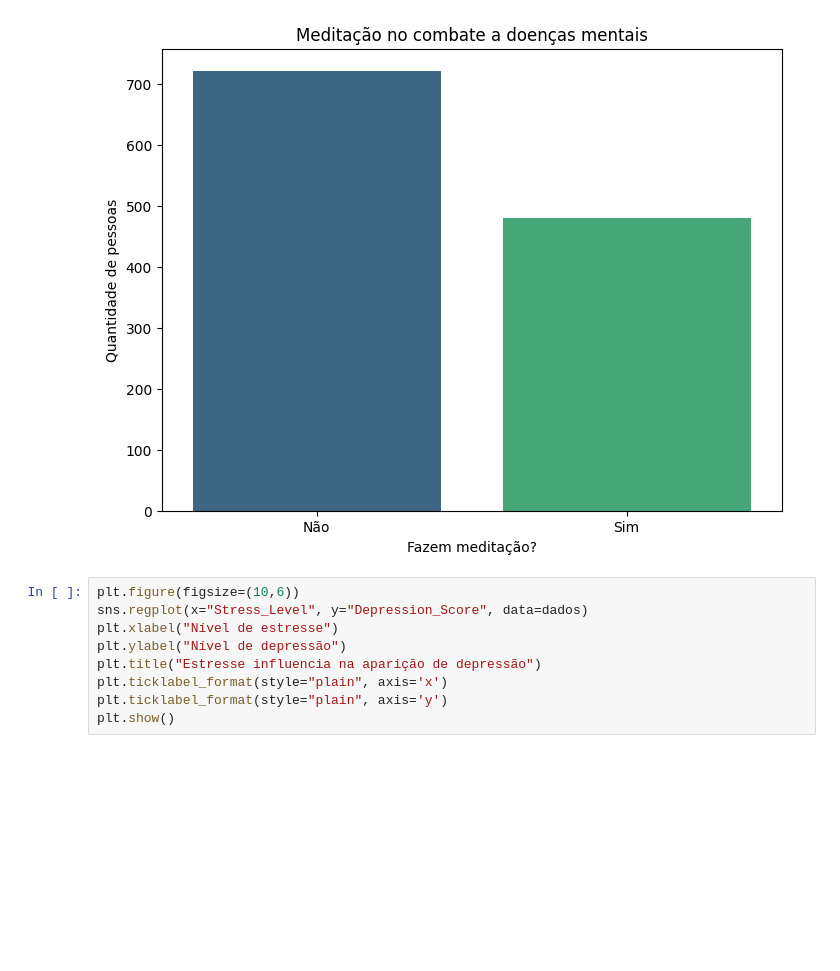
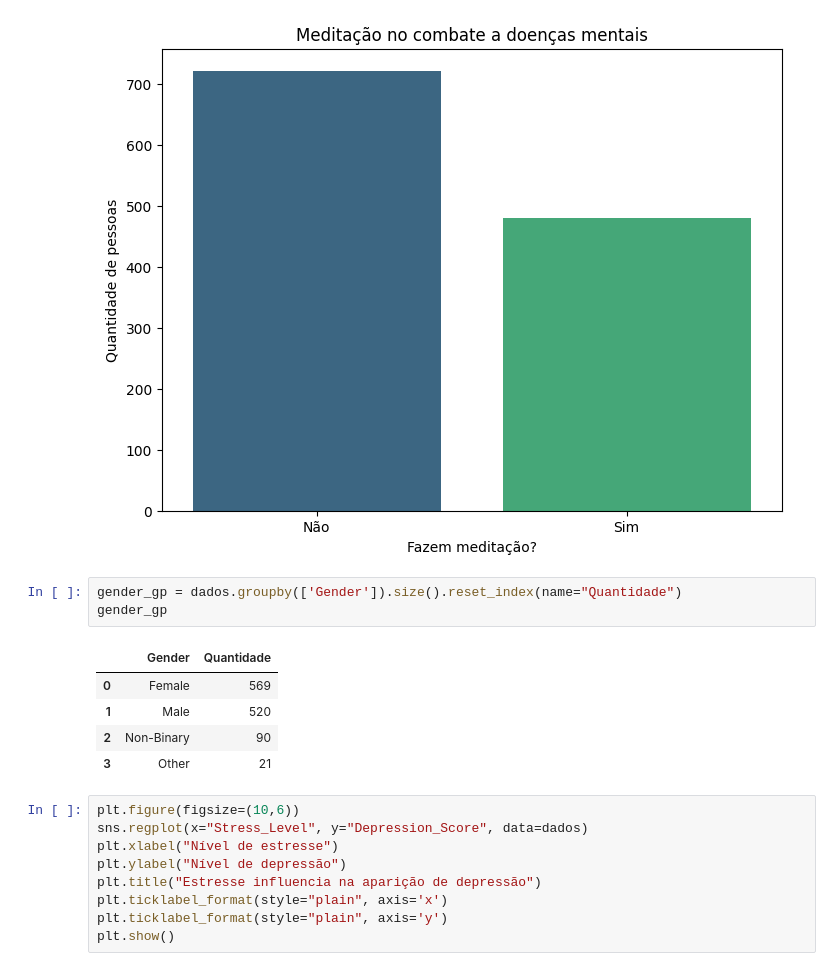
Before and after one commit to petersonwilliam-dev/analise-de-dados-ansiedade, a Jupyter notebook: analise.ipynb, the cells around one changed output. Drawn from its saved outputs; the diff is of its cells as text; blank space fills up the shorter version.

```diff
--- a/analise.ipynb
+++ b/analise.ipynb
@@ -56,6 +56,15 @@ Passing `palette` without assigning `hue` is deprecated and will be removed in v
 
   sns.barplot(x="Meditation", y="Quantidade de pessoas", data=meditation_gp, palette='viridis')
 [figure]
+# %%
+gender_gp = dados.groupby(['Gender']).size().reset_index(name="Quantidade")
+gender_gp
+# %% [output]
+|  | Gender | Quantidade |
+| 0 | Female | 569 |
+| 1 | Male | 520 |
+| 2 | Non-Binary | 90 |
+| 3 | Other | 21 |
 # %%
 plt.figure(figsize=(10,6))
 sns.regplot(x="Stress_Level", y="Depression_Score", data=dados)
```
Also changed, not shown: parts of 2 cells of this notebook.
